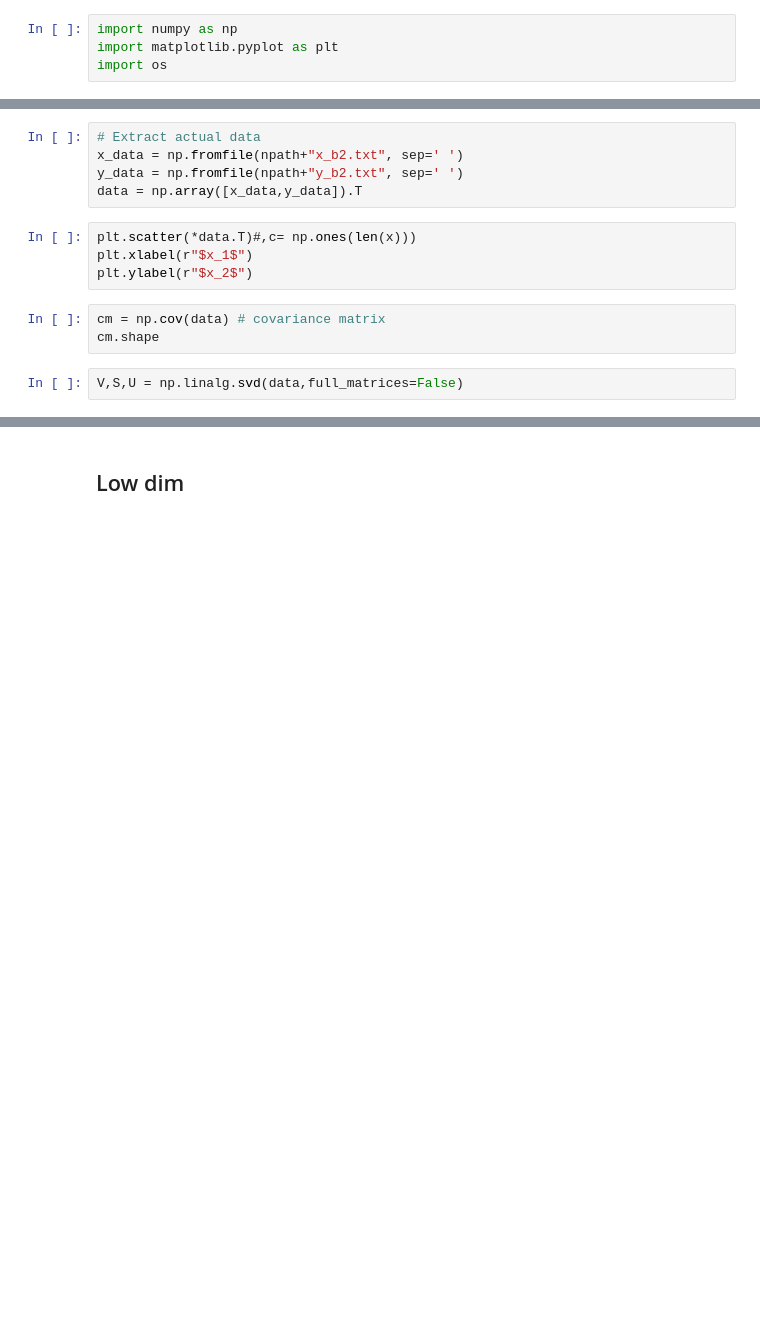
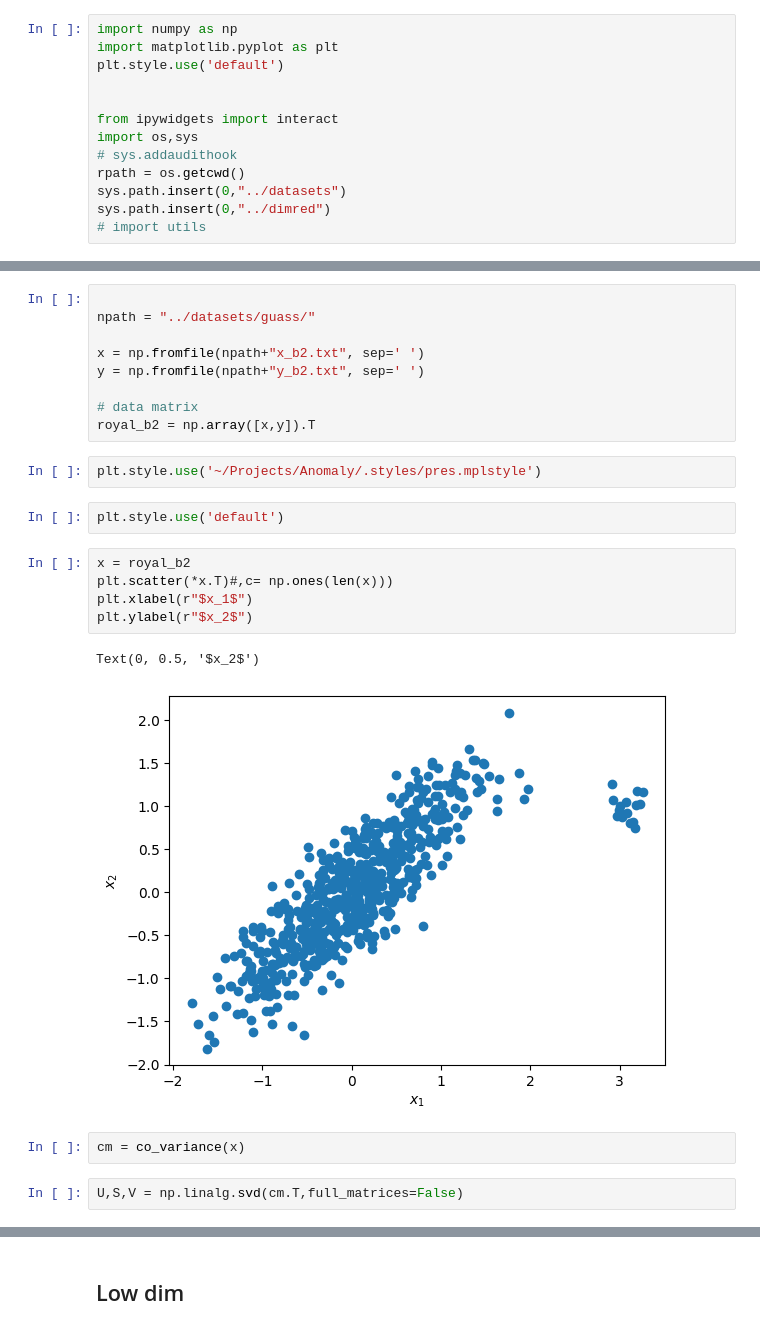
Before and after one commit to kulkarnisp/dim-red, a Jupyter notebook: examples/two_dimen.ipynb, the cells around one changed output, grey strips where cells are left out. Drawn from its saved outputs; the diff is of its cells as text; blank space fills up the shorter version.

```diff
--- a/examples/two_dimen.ipynb
+++ b/examples/two_dimen.ipynb
@@ -1,4 +1,13 @@
 # %%
 import numpy as np
 import matplotlib.pyplot as plt
-import os
+plt.style.use('default')
+
+
+from ipywidgets import interact
+import os,sys
+# sys.addaudithook
+rpath = os.getcwd()
+sys.path.insert(0,"../datasets")
+sys.path.insert(0,"../dimred")
+# import utils
@@ -10,15 +20,26 @@ npath
 # %%
-# Extract actual data
-x_data = np.fromfile(npath+"x_b2.txt", sep=' ')
-y_data = np.fromfile(npath+"y_b2.txt", sep=' ')
-data = np.array([x_data,y_data]).T
+
+npath = "../datasets/guass/"
+
+x = np.fromfile(npath+"x_b2.txt", sep=' ')
+y = np.fromfile(npath+"y_b2.txt", sep=' ')
+
+# data matrix
+royal_b2 = np.array([x,y]).T
+# %%
+plt.style.use('~/Projects/Anomaly/.styles/pres.mplstyle')
+# %%
+plt.style.use('default')
 # %%
-plt.scatter(*data.T)#,c= np.ones(len(x)))
+x = royal_b2
+plt.scatter(*x.T)#,c= np.ones(len(x)))
 plt.xlabel(r"$x_1$")
 plt.ylabel(r"$x_2$")
+# %% [output]
+Text(0, 0.5, '$x_2$')
+[figure, added]
-# %%
-cm = np.cov(data) # covariance matrix
-cm.shape
+# %%
+cm = co_variance(x)
 # %%
-V,S,U = np.linalg.svd(data,full_matrices=False)
+U,S,V = np.linalg.svd(cm.T,full_matrices=False)
 # %%
```
Also changed, not shown: parts of 27 cells of this notebook.
